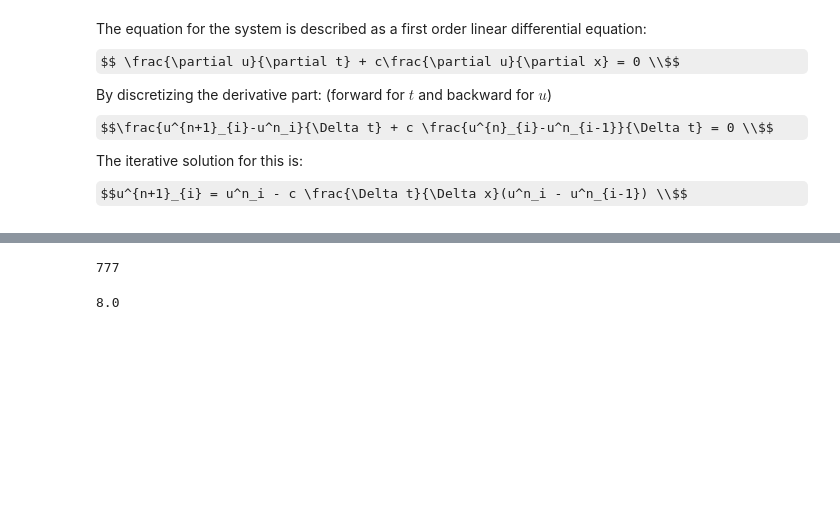
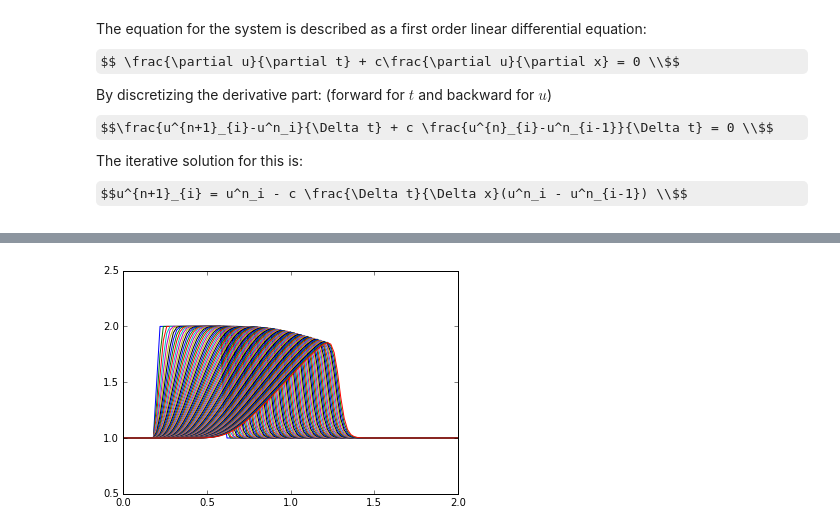
Before and after one commit to gear/HPSC, a Jupyter notebook: lec_samples/lec2_navier_stokes.ipynb, the cells around one changed output, grey strips where cells are left out. Cells and saved outputs as stored; diff of their text form; code cells hidden in the pictures; some formulas as TeX source; blank space fills up the shorter version.

```diff
--- a/lec_samples/lec2_navier_stokes.ipynb
+++ b/lec_samples/lec2_navier_stokes.ipynb
@@ -37,2 +91,5 @@ def lin_convection_1d(nx=41, nt=100, dt=0.1, c=1, u_init = [2,2,2,2]) :
 # %%
-lin_convection_1d(nt=20,u_init=2*np.ones(10))
+nonlin_convection_1d(nx=101, nt=101, dt=0.005,
+                     u_init=2*np.ones(20), init_offset=10, keep_all=True)
+# %% [output]
+[figure, added]
@@ -42,4 +95,0 @@ def f(x):
-# %%
-f(10)
-# %% [output]
-777
@@ -50,4 +95,0 @@ def p(x,a) :
-# %%
-p(6,8)
-# %% [output]
-8.0
```
Also changed, not shown: parts of 12 cells of this notebook, 32 other files.
